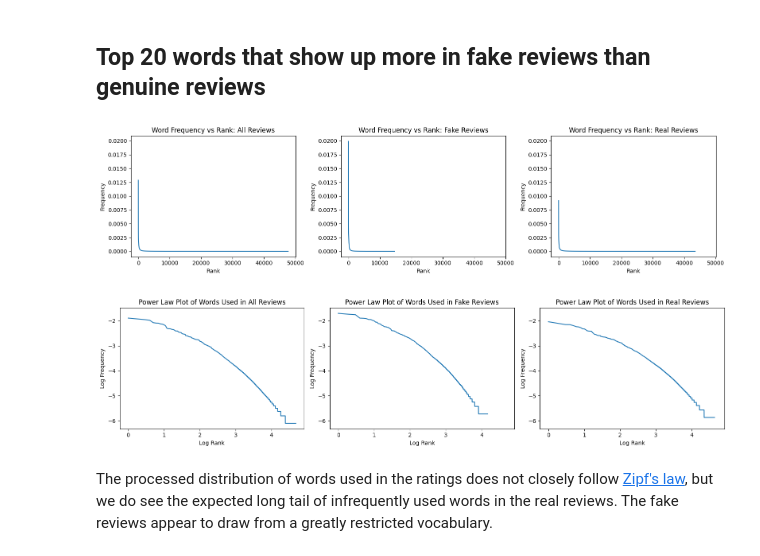
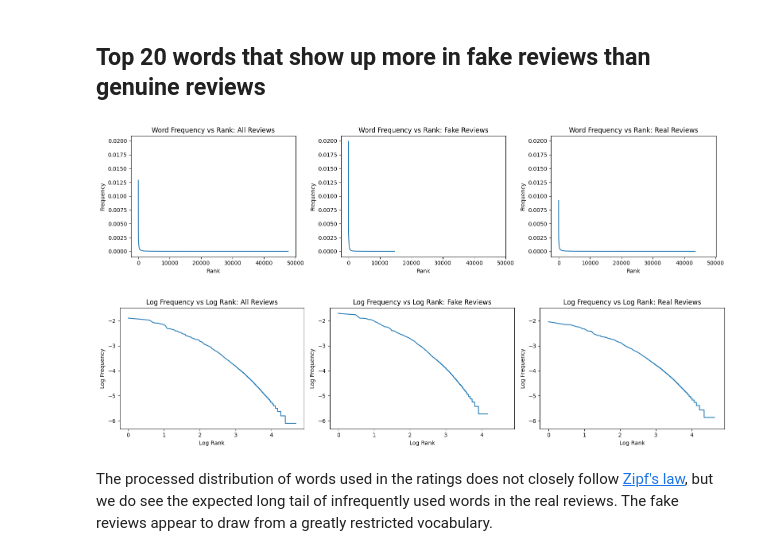
Before and after one commit to cpoethes/109b-group-44-fake-reviews, a Jupyter notebook: src/notebooks/1_eda.ipynb, the cells around one changed output. Saved outputs shown, nothing was run; the diff lists cells and outputs as text; code cells hidden in the pictures.

```diff
--- a/src/notebooks/1_eda.ipynb
+++ b/src/notebooks/1_eda.ipynb
@@ -548,37 +548,37 @@ ymx = np.log(max(word_counts.max() / word_counts.sum(), cg_word_counts.max() / c
 ymn = np.log(min(word_counts.min() / word_counts.sum(), cg_word_counts.min() / cg_word_counts.sum(), or_word_counts.min() / or_word_counts.sum())) / np.log(10)
 
 yd = ymx - ymn
 
 ymax = ymx + yd * 0.05
 ymin = ymn - yd * 0.05
 
 
 axs[0].plot(np.log(range(1, nwords + 1)) / np.log(10), np.log(word_counts / word_counts.sum()) / np.log(10))
-axs[0].set_title("Power Law Plot of Words Used in All Reviews")
+axs[0].set_title("Log Frequency vs Log Rank: All Reviews")
 axs[0].set_xlabel("Log Rank")
 axs[0].set_ylabel("Log Frequency")
 axs[0].set_xlim((xmin, xmax))
 axs[0].set_ylim((ymin, ymax))
 
 
 axs[1].plot(np.log(range(1, cg_nwords + 1)) / np.log(10), np.log(cg_word_counts / cg_word_counts.sum()) / np.log(10))
-axs[1].set_title("Power Law Plot of Words Used in Fake Reviews")
+axs[1].set_title("Log Frequency vs Log Rank: Fake Reviews")
 axs[1].set_xlabel("Log Rank")
 axs[1].set_ylabel("Log Frequency")
 axs[1].set_xlim((xmin, xmax))
 axs[1].set_ylim((ymin, ymax))
 
 axs[2].plot(np.log(range(1, or_nwords + 1)) / np.log(10), np.log(or_word_counts / or_word_counts.sum()) / np.log(10))
-axs[2].set_title("Power Law Plot of Words Used in Real Reviews")
+axs[2].set_title("Log Frequency vs Log Rank: Real Reviews")
 axs[2].set_xlabel("Log Rank")
 axs[2].set_ylabel("Log Frequency")
 axs[2].set_xlim((xmin, xmax))
 axs[2].set_ylim((ymin, ymax))
 
 plt.tight_layout()
 # %% [output]
 [figure]
-[figure, old version]
+[figure, new version]
 # %% [markdown]
 The processed distribution of words used in the ratings does not closely follow <a href="https://www.ncbi.nlm.nih.gov/pmc/articles/PMC4176592/">Zipf's law</a>, but we do see the expected long tail of infrequently used words in the real reviews. The fake reviews appear to draw from a greatly restricted vocabulary.
 # %%
```
Also changed, not shown: parts of 3 cells of this notebook.
